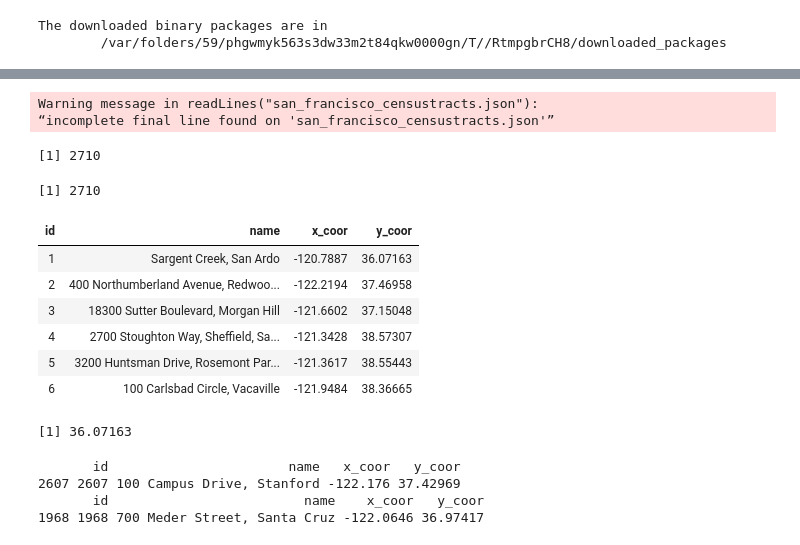
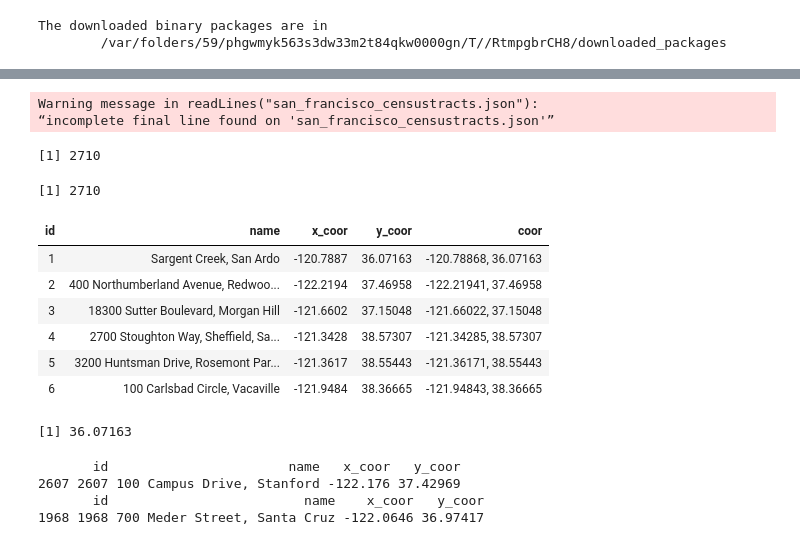
Before and after one commit to TeYuanLiu/graph_algorithms, a Jupyter notebook: Project5_Q11-13.ipynb, the cells around one changed output, grey strips where cells are left out. Saved outputs shown, nothing was run; the diff lists cells and outputs as text; code cells hidden in the pictures.

```diff
--- a/Project5_Q11-13.ipynb
+++ b/Project5_Q11-13.ipynb
@@ -12,38 +29,38 @@ library(tripack)
 # %%
 json_data <- fromJSON(paste(readLines("san_francisco_censustracts.json"), collapse=""))
-ver_attr <- data.frame(matrix(ncol = 4, nrow = 0))
-x <- c("id", "name", "x_coor", "y_coor")
+ver_attr <- data.frame(matrix(ncol = 5, nrow = 0))
+x <- c("id", "name", "x_coor", "y_coor", "coor")
 colnames(ver_attr) <- x
 length(json_data$features)
 for (i in (1:length(json_data$features))){
     coor_len <- length(json_data$features[[i]]$geometry$coordinates[[1]][[1]])
     latitude <- 0
     longitude <- 0
     for (j in (1:coor_len)){
         latitude <- latitude + json_data$features[[i]]$geometry$coordinates[[1]][[1]][[j]][1]
         longitude <- longitude + json_data$features[[i]]$geometry$coordinates[[1]][[1]][[j]][2]
     }
     x <- latitude / coor_len
     y <- longitude / coor_len
     id <- json_data$features[[i]]$properties$MOVEMENT_ID
     name <- json_data$features[[i]]$properties$DISPLAY_NAME
-    ver_attr[nrow(ver_attr) + 1,] = list(id, name, x, y)
+    ver_attr[nrow(ver_attr) + 1,] = list(id, name, x, y, list(c(x, y)))
 }
 nrow(ver_attr)
 head(ver_attr)
 print(ver_attr[1,]$y_coor)
 # %% [output]
 Warning message in readLines("san_francisco_censustracts.json"):
 “incomplete final line found on 'san_francisco_censustracts.json'”
 [1] 2710
 [1] 2710
-| id | name | x_coor | y_coor |
-| 1 | Sargent Creek, San Ardo | -120.7887 | 36.07163 |
-| 2 | 400 Northumberland Avenue, Redwoo... | -122.2194 | 37.46958 |
-| 3 | 18300 Sutter Boulevard, Morgan Hill | -121.6602 | 37.15048 |
-| 4 | 2700 Stoughton Way, Sheffield, Sa... | -121.3428 | 38.57307 |
-| 5 | 3200 Huntsman Drive, Rosemont Par... | -121.3617 | 38.55443 |
-| 6 | 100 Carlsbad Circle, Vacaville | -121.9484 | 38.36665 |
+| id | name | x_coor | y_coor | coor |
+| 1 | Sargent Creek, San Ardo | -120.7887 | 36.07163 | -120.78868, 36.07163 |
+| 2 | 400 Northumberland Avenue, Redwoo... | -122.2194 | 37.46958 | -122.21941, 37.46958 |
+| 3 | 18300 Sutter Boulevard, Morgan Hill | -121.6602 | 37.15048 | -121.66022, 37.15048 |
+| 4 | 2700 Stoughton Way, Sheffield, Sa... | -121.3428 | 38.57307 | -121.34285, 38.57307 |
+| 5 | 3200 Huntsman Drive, Rosemont Par... | -121.3617 | 38.55443 | -121.36171, 38.55443 |
+| 6 | 100 Carlsbad Circle, Vacaville | -121.9484 | 38.36665 | -121.94843, 38.36665 |
 [1] 36.07163
 # %%
 id_sf = 2607
```
Also changed, not shown: parts of 30 cells of this notebook.
